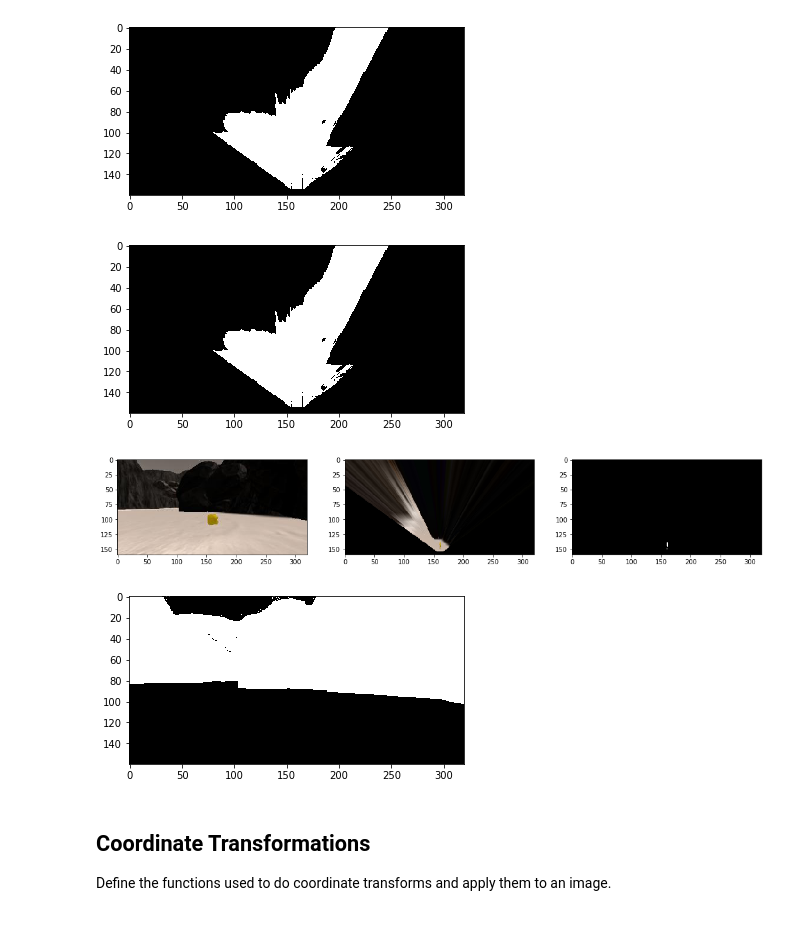
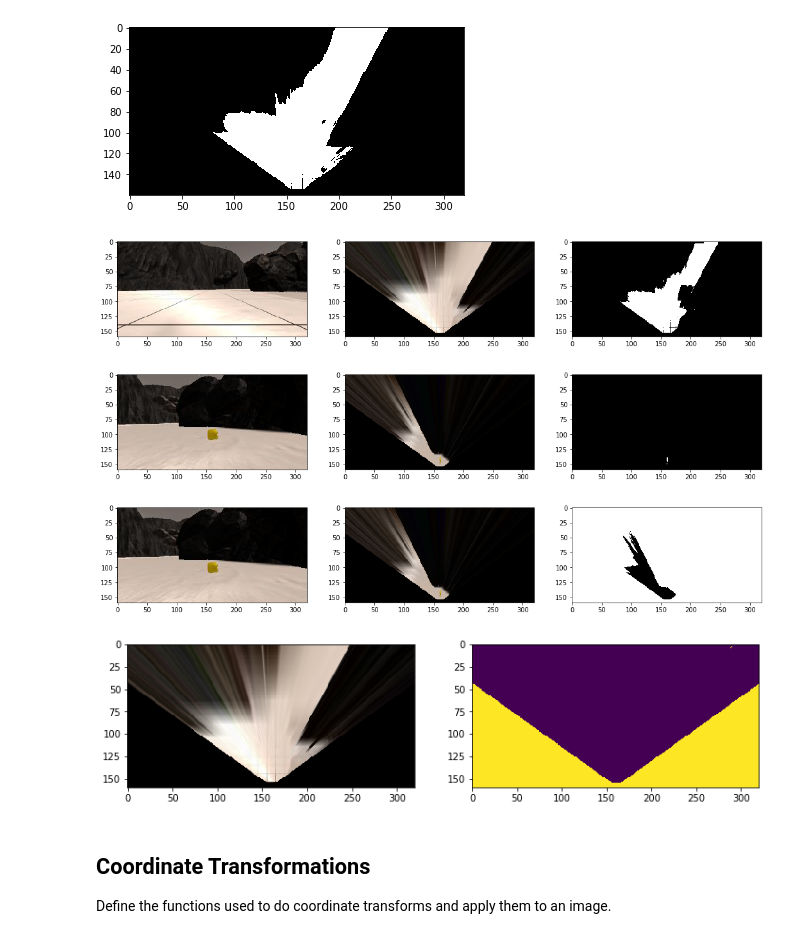
Before and after one commit to Fujiki-Nakamura/RoboND-Rover-Project, a Jupyter notebook: code/Rover_Project_Test_Notebook.ipynb, the cells around one changed output. Cells and saved outputs as stored; diff of their text form; code cells hidden in the pictures.

```diff
--- a/code/Rover_Project_Test_Notebook.ipynb
+++ b/code/Rover_Project_Test_Notebook.ipynb
@@ -145,11 +145,17 @@ def color_threshold(img, R_range=(255, 110), G_range=(255, 110), B_range=(100, 0
     threshed[selector] = 1
     return threshed
 # %%
-navigable = color_threshold(warped, R_range=(255, 161), G_range=(255, 161), B_range=(255, 161))
+navigable = color_threshold(warped, R_range=(255, 180), G_range=(255, 180), B_range=(255, 180))
+fig = plt.figure(figsize=(6 * 3, 4))
+plt.subplot(131)
+plt.imshow(grid_img)
+plt.subplot(132)
+plt.imshow(warped)
+plt.subplot(133)
 plt.imshow(navigable, cmap='gray')
 plt.show()
 # %% [output]
-[figure, old version]
+[figure, new version]
 # %%
 # detect rocks
 rock_warped = perspect_transform(rock_img, source, destination)
@@ -167,11 +173,32 @@ plt.show()
 [figure]
 # %%
 # detect obstacles
-obstacles = color_threshold(rock_img, R_range=(100, 0), G_range=(100, 0), B_range=(100, 0))
+obstacles = color_threshold(rock_warped, R_range=(120, 0), G_range=(120, 0), B_range=(120, 0))
+
+fig = plt.figure(figsize=(6 * 3, 4))
+plt.subplot(131)
+plt.imshow(rock_img)
+plt.subplot(132)
+plt.imshow(rock_warped)
+plt.subplot(133)
 plt.imshow(obstacles, cmap='gray')
 plt.show()
 # %% [output]
-[figure, old version]
+[figure, new version]
+# %%
+zeros = np.zeros_like(warped[..., 0])
+warped_zeros = np.copy(warped)
+selector = (warped[..., 0] == 0) & (warped[..., 1] == 0) & (warped[..., 2] == 0)
+zeros[selector] = 255
+
+plt.figure(figsize=(6*2, 4))
+plt.subplot(121)
+plt.imshow(warped)
+plt.subplot(122)
+plt.imshow(zeros)
+plt.show()
+# %% [output]
+[figure, added]
 # %% [markdown]
 ## Coordinate Transformations
 Define the functions used to do coordinate transforms and apply them to an image.
```
Also changed, not shown: parts of 3 cells of this notebook.
